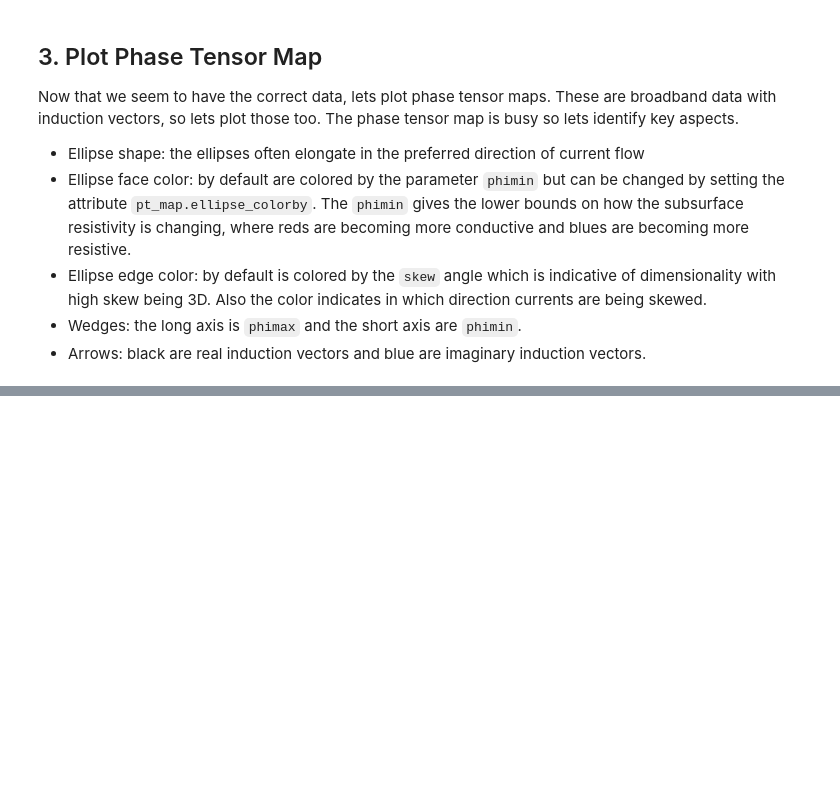
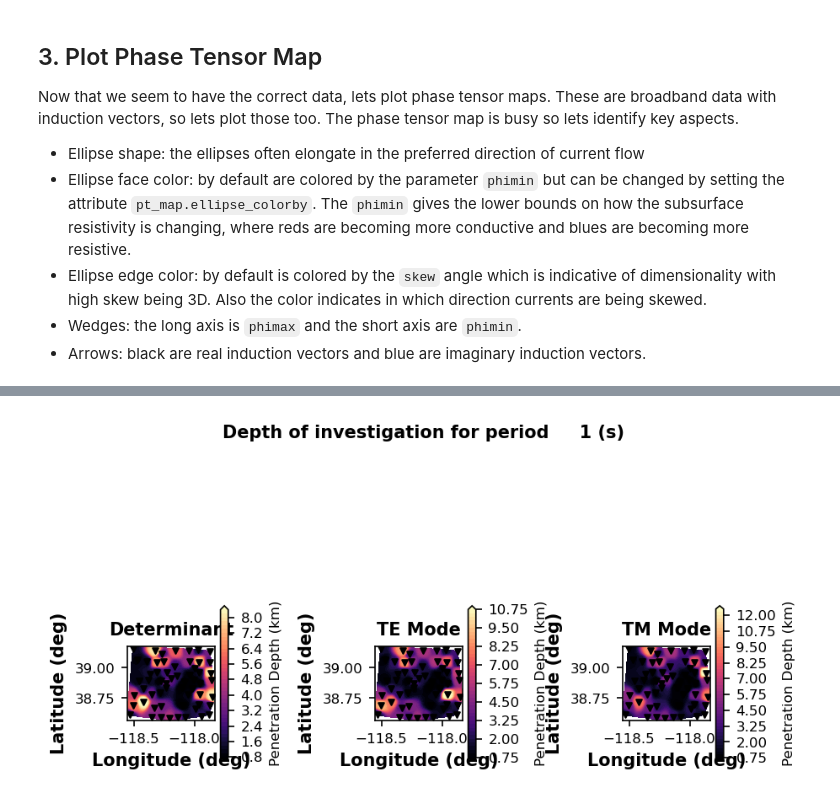
Before and after one commit to MTgeophysics/mtpy-v2, a Jupyter notebook: docs/source/notebooks/3_MTData_grid.ipynb, the cells around one changed output, grey strips where cells are left out. Drawn from its saved outputs; the diff is of its cells as text; code cells hidden in the pictures; blank space fills up the shorter version.

```diff
--- a/docs/source/notebooks/3_MTData_grid.ipynb
+++ b/docs/source/notebooks/3_MTData_grid.ipynb
@@ -67,0 +85,4 @@ pt_map.redraw_plot()
+# %%
+depth_of_penetration = mtd.plot_penetration_depth_map(subplot_wspace=.35)
+# %% [output]
+[figure, added]
```
Also changed, not shown: parts of 17 cells of this notebook, 3 other files.
